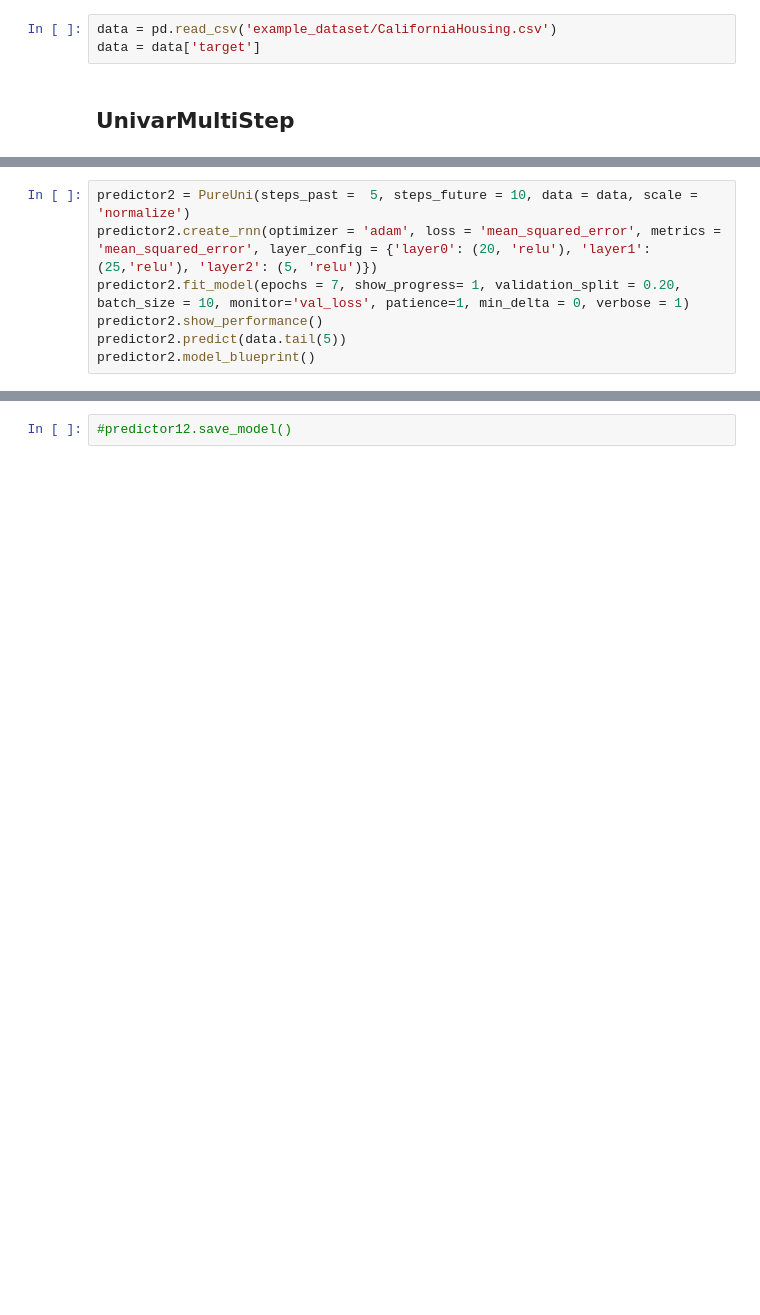
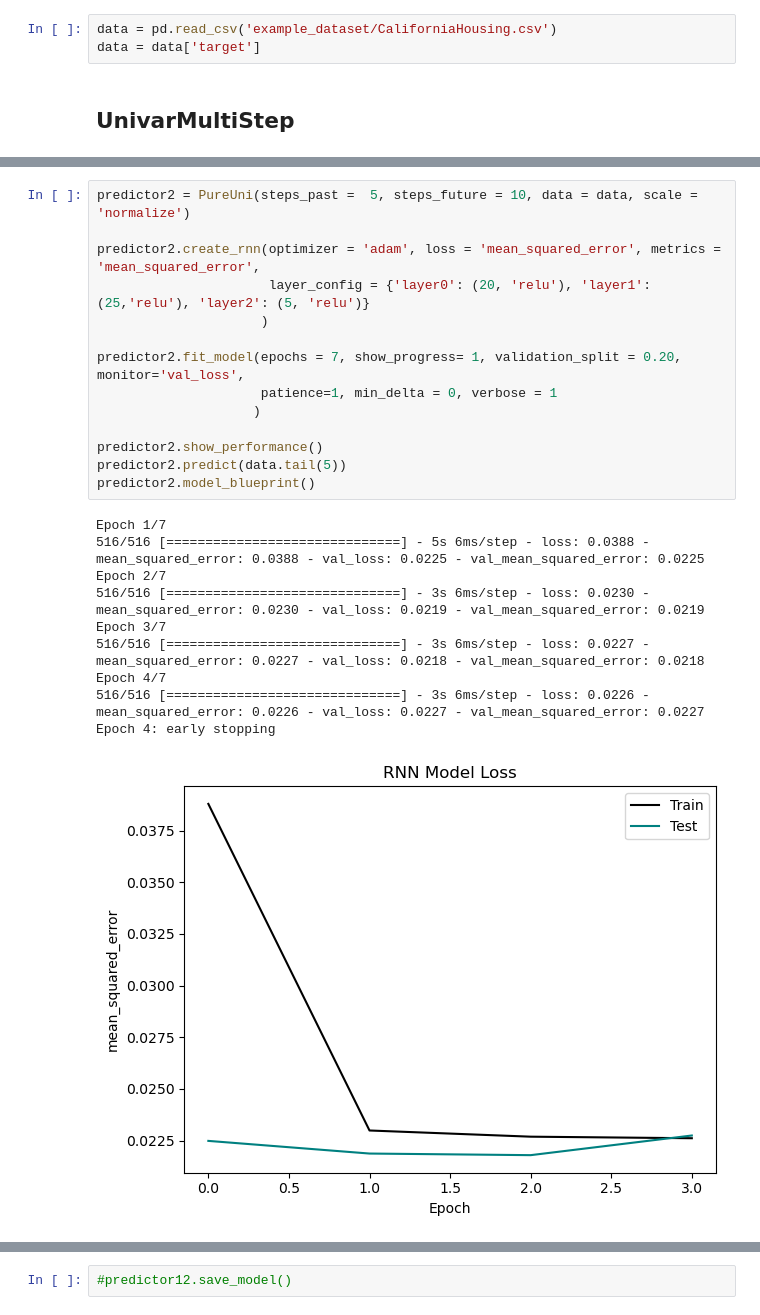
Before and after one commit to maxmekiska/ImbriumTesting-Demo, a Jupyter notebook: TestAll.ipynb, the cells around one changed output, grey strips where cells are left out. Drawn from its saved outputs; the diff is of its cells as text; blank space fills up the shorter version.

```diff
--- a/TestAll.ipynb
+++ b/TestAll.ipynb
@@ -19,7 +95,25 @@ predictor1.model_blueprint()
 # %%
 predictor2 = PureUni(steps_past =  5, steps_future = 10, data = data, scale = 'normalize')
-predictor2.create_rnn(optimizer = 'adam', loss = 'mean_squared_error', metrics = 'mean_squared_error', layer_config = {'layer0': (20, 'relu'), 'layer1': (25,'relu'), 'layer2': (5, 'relu')})
-predictor2.fit_model(epochs = 7, show_progress= 1, validation_split = 0.20, batch_size = 10, monitor='val_loss', patience=1, min_delta = 0, verbose = 1)
+
+predictor2.create_rnn(optimizer = 'adam', loss = 'mean_squared_error', metrics = 'mean_squared_error',
+                      layer_config = {'layer0': (20, 'relu'), 'layer1': (25,'relu'), 'layer2': (5, 'relu')}
+                     )
+
+predictor2.fit_model(epochs = 7, show_progress= 1, validation_split = 0.20, monitor='val_loss',
+                     patience=1, min_delta = 0, verbose = 1
+                    )
+
 predictor2.show_performance()
 predictor2.predict(data.tail(5))
 predictor2.model_blueprint()
+# %% [output]
+Epoch 1/7
+516/516 [==============================] - 5s 6ms/step - loss: 0.0388 - mean_squared_error: 0.0388 - val_loss: 0.0225 - val_mean_squared_error: 0.0225
+Epoch 2/7
+516/516 [==============================] - 3s 6ms/step - loss: 0.0230 - mean_squared_error: 0.0230 - val_loss: 0.0219 - val_mean_squared_error: 0.0219
+Epoch 3/7
+516/516 [==============================] - 3s 6ms/step - loss: 0.0227 - mean_squared_error: 0.0227 - val_loss: 0.0218 - val_mean_squared_error: 0.0218
+Epoch 4/7
+516/516 [==============================] - 3s 6ms/step - loss: 0.0226 - mean_squared_error: 0.0226 - val_loss: 0.0227 - val_mean_squared_error: 0.0227
+Epoch 4: early stopping
+[figure, added]
```
Also changed, not shown: parts of 87 cells of this notebook, 1 other file.
